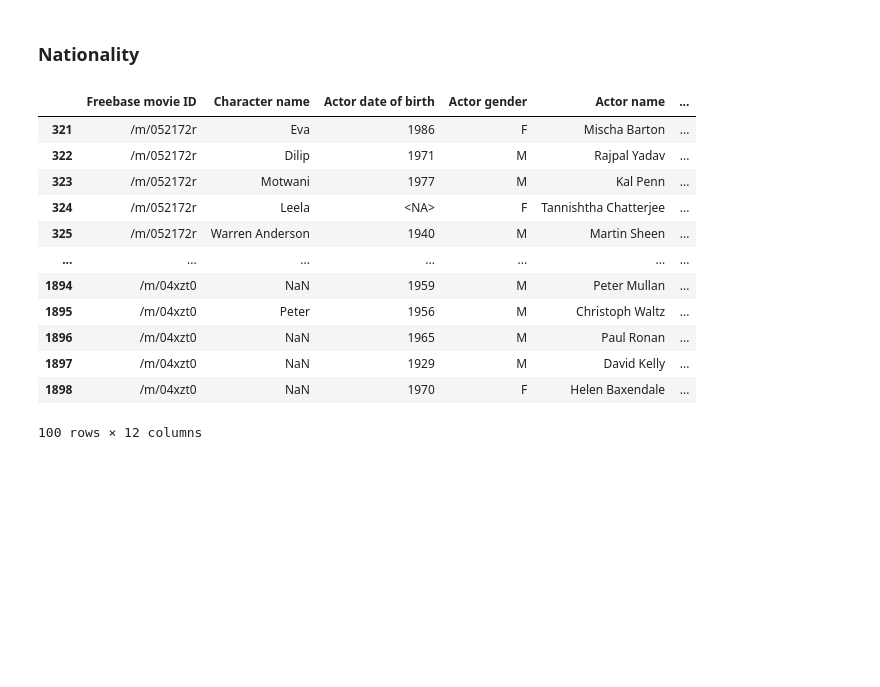
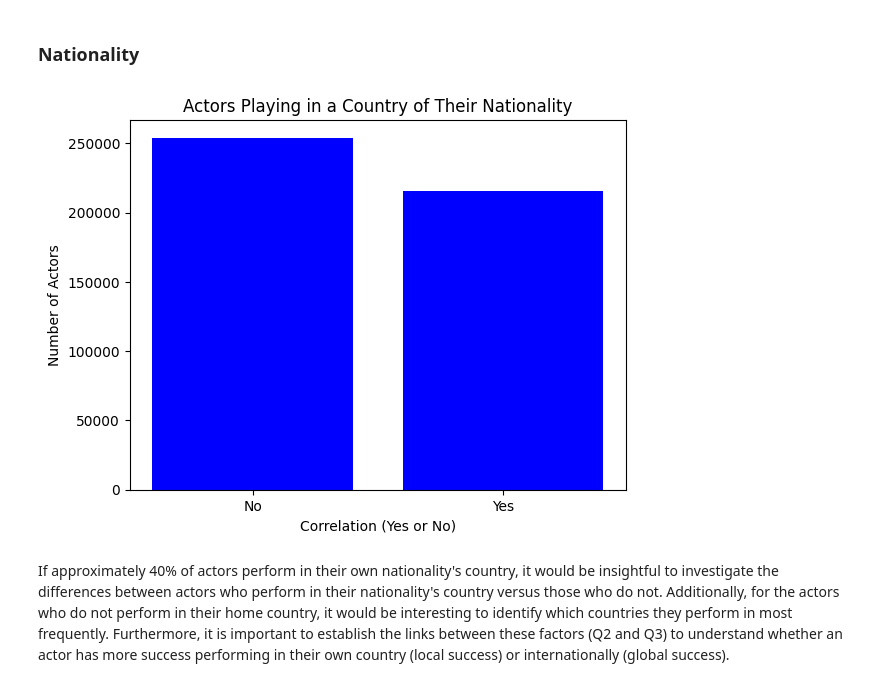
Before and after one commit to epfl-ada/ada-2024-project-bradaframanadamada, a Jupyter notebook: results.ipynb, the cells around one changed output. Saved outputs shown, nothing was run; the diff lists cells and outputs as text; code cells hidden in the pictures; blank space fills up the shorter version.

Commit message:
push results

```diff
--- a/results.ipynb
+++ b/results.ipynb
@@ -1202,18 +1198,25 @@ We can observe that many actors have attended university. By linking this with t
 # %% [markdown]
 ### Nationality
 # %%
-joined_df[joined_df['Movie countries'].apply(lambda x: len(x) >= 3)].head(100)
+# combine the actor's wikidata with the CMU dataframe.
+join_actor_wikidata_CMU = joined_df.merge(actor_wikidata, left_on='Freebase actor ID', right_on='freebase_id', how='left')
+# convert nationality and movie country string to list
+join_actor_wikidata_CMU['nationality'] = join_actor_wikidata_CMU['nationality'].apply(lambda x: ast.literal_eval(x) if pd.notna(x) else [])
+ # add a field in the dtaframe to konw if the actor is currently  play in a country of his nationality
+join_actor_wikidata_CMU['correlation production country nationality'] = join_actor_wikidata_CMU.apply(
+    lambda x: len(set(x['nationality']).intersection(x['Movie countries'])) >= 1, axis=1)
+
+# Count occurrences of True and False in the correlation
+correlation_counts = join_actor_wikidata_CMU['correlation production country nationality'].value_counts()
+
+# visualize the results
+plt.bar(correlation_counts.index.astype(str), correlation_counts.values, color=['blue'])
+plt.title("Actors Playing in a Country of Their Nationality")
+plt.xlabel("Correlation (Yes or No)")
+plt.ylabel("Number of Actors")
+plt.xticks([0, 1], ['No', 'Yes'])
+plt.show()
 # %% [output]
-|  | Freebase movie ID | Character name | Actor date of birth | Actor gender | Actor name | ... |
-| 321 | /m/052172r | Eva | 1986 | F | Mischa Barton | ... |
-| 322 | /m/052172r | Dilip | 1971 | M | Rajpal Yadav | ... |
-| 323 | /m/052172r | Motwani | 1977 | M | Kal Penn | ... |
-| 324 | /m/052172r | Leela | <NA> | F | Tannishtha Chatterjee | ... |
-| 325 | /m/052172r | Warren Anderson | 1940 | M | Martin Sheen | ... |
-| ... | ... | ... | ... | ... | ... | ... |
-| 1894 | /m/04xzt0 | NaN | 1959 | M | Peter Mullan | ... |
-| 1895 | /m/04xzt0 | Peter | 1956 | M | Christoph Waltz | ... |
-| 1896 | /m/04xzt0 | NaN | 1965 | M | Paul Ronan | ... |
-| 1897 | /m/04xzt0 | NaN | 1929 | M | David Kelly | ... |
-| 1898 | /m/04xzt0 | NaN | 1970 | F | Helen Baxendale | ... |
-100 rows × 12 columns
+[figure, added]
+# %% [markdown]
+If approximately 40% of actors perform in their own nationality's country, it would be insightful to investigate the differences between actors who perform in their nationality's country versus those who do not. Additionally, for the actors who do not perform in their home country, it would be interesting to identify which countries they perform in most frequently. Furthermore, it is important to establish the links between these factors (Q2 and Q3) to understand whether an actor has more success performing in their own country (local success) or internationally (global success).
```
Also changed, not shown: parts of 4 cells of this notebook.
